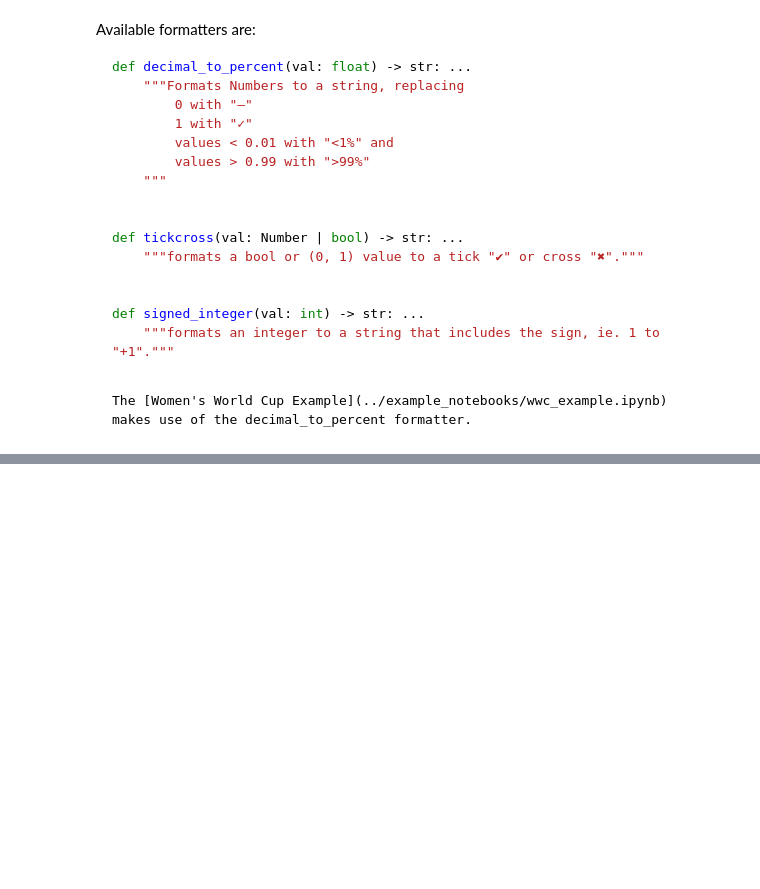
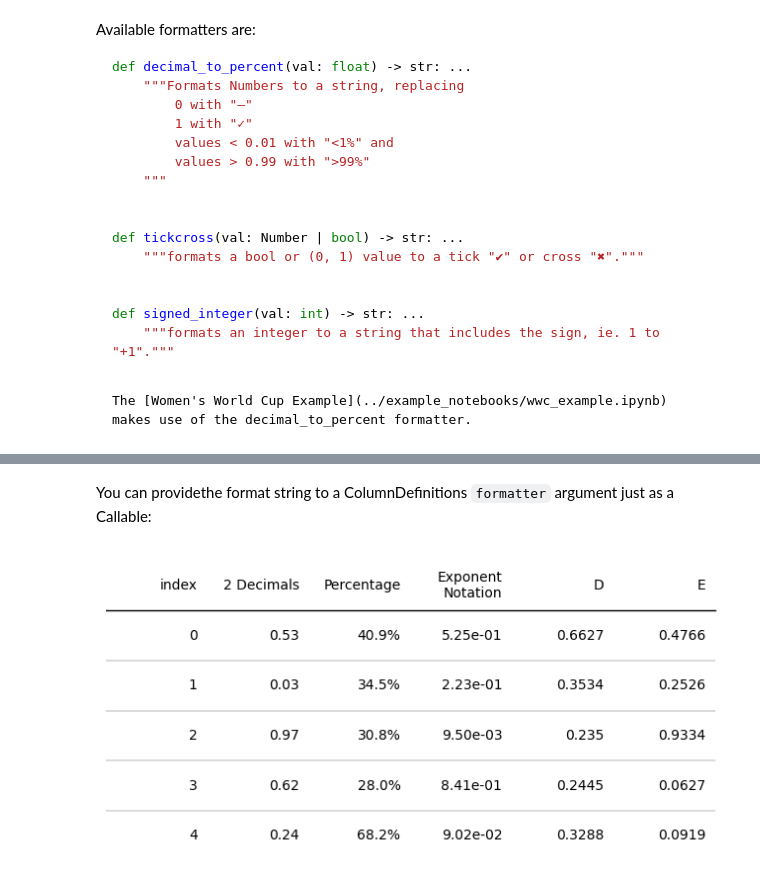
Before and after one commit to znstrider/plottable, a Jupyter notebook: docs/notebooks/formatters.ipynb, the cells around one changed output, grey strips where cells are left out. Drawn from its saved outputs; the diff is of its cells as text; code cells hidden in the pictures; blank space fills up the shorter version.

```diff
--- a/docs/notebooks/formatters.ipynb
+++ b/docs/notebooks/formatters.ipynb
@@ -71,0 +95,12 @@ plt.show()
+# %% [markdown]
+You can providethe format string to a ColumnDefinitions `formatter` argument just as a Callable:
+# %%
+d = pd.DataFrame(np.random.random((5, 5)), columns=["A", "B", "C", "D", "E"]).round(4)
+fig, ax = plt.subplots(figsize=(8, 4))
+tab = Table(d, column_definitions=[ColDef(name="A", title="2 Decimals", formatter="{:.2f}"),
+                                   ColDef(name="B", title="Percentage", formatter="{:.1%}"),
+                                   ColDef(name="C", title="Exponent\nNotation", formatter="{:.2e}")])
+
+plt.show()
+# %% [output]
+[figure, added]
```
Also changed, not shown: parts of 4 cells of this notebook.
